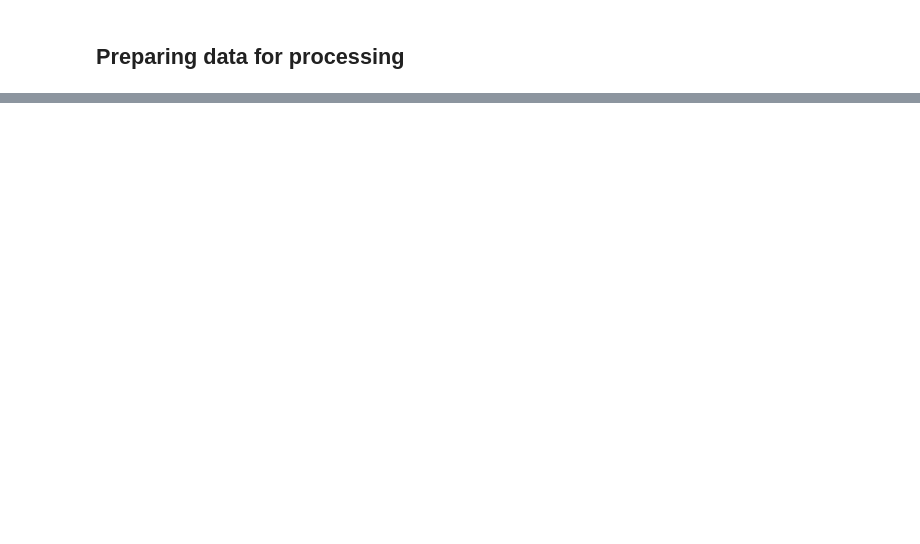
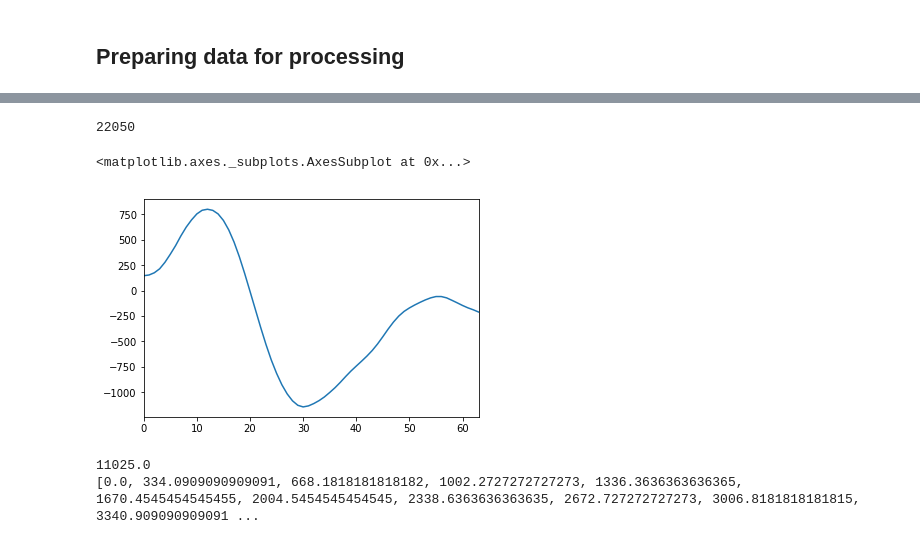
Before and after one commit to naissur/lextac-amp-modelling, a Jupyter notebook: mvp.ipynb, the cells around one changed output, grey strips where cells are left out. Cells and saved outputs as stored; diff of their text form; code cells hidden in the pictures; blank space fills up the shorter version.

```diff
--- a/mvp.ipynb
+++ b/mvp.ipynb
@@ -292,0 +299,5 @@ y_te_n.min(), y_te_n.max(), np.mean(y_te_n)
+# %%
+X_tr = X_tr.astype('float32')
+X_te = X_te.astype('float32')
+y_tr = X_tr.astype('float32')
+y_te = X_te.astype('float32')
@@ -292,0 +308,3 @@ y_te_n.min(), y_te_n.max(), np.mean(y_te_n)
+# %%
+test_wnd = X_te[0]
+test_wnd
@@ -292,0 +321,33 @@ y_te_n.min(), y_te_n.max(), np.mean(y_te_n)
+# %%
+FD = 22050
+FD
+# %% [output]
+22050
+# %%
+pd.Series(test_wnd).plot.line()
+# %% [output]
+<matplotlib.axes._subplots.AxesSubplot at 0x...>
+[figure, added]
+# %%
+from numpy.fft import rfft, fftfreq, rfftfreq
+
+freq = rfftfreq(32, 1./FD)
+max_freq = freq[-1]
+
+print(max_freq)
+
+fft = rfft(test_wnd)
+
+df = pd.Series(fft)
+
+index = []
+
+for i in range(0, len(fft)):
+    index = index + [(i / len(fft)) * max_freq]
+
+print(index)
+
+df.index = index
+# %% [output]
+11025.0
+[0.0, 334.0909090909091, 668.1818181818182, 1002.2727272727273, 1336.3636363636365, 1670.4545454545455, 2004.5454545454545, 2338.6363636363635, 2672.727272727273, 3006.8181818181815, 3340.909090909091 ...
```
Also changed, not shown: parts of 33 cells of this notebook.
